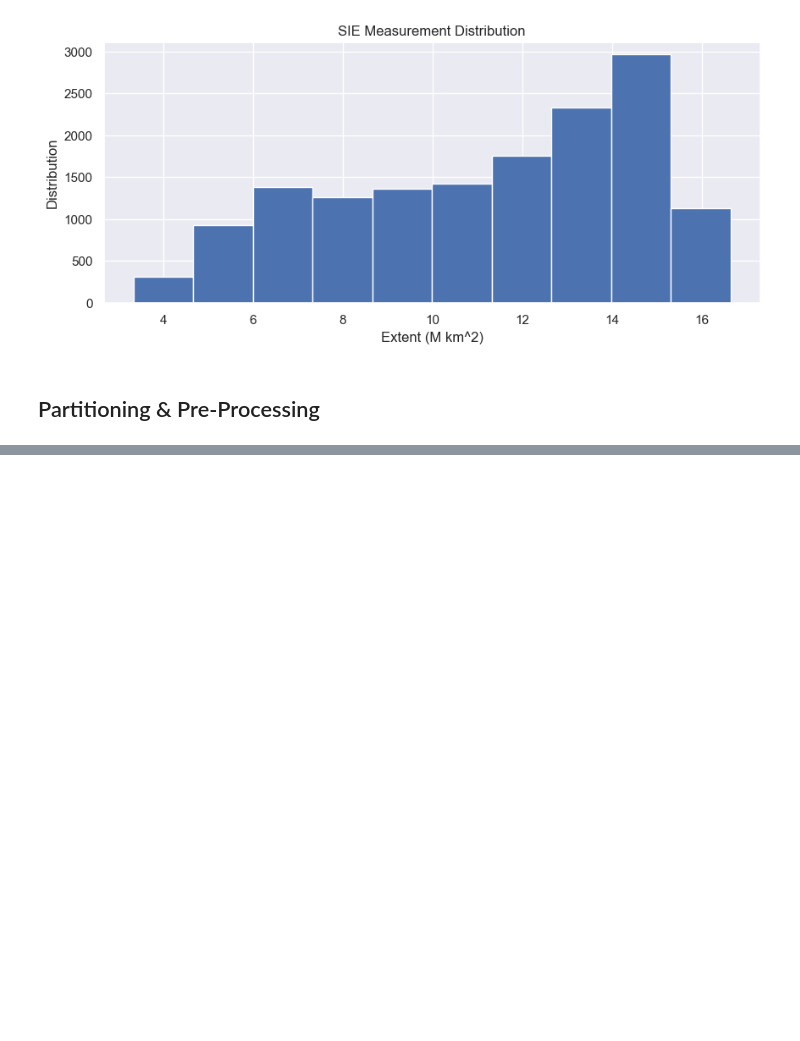
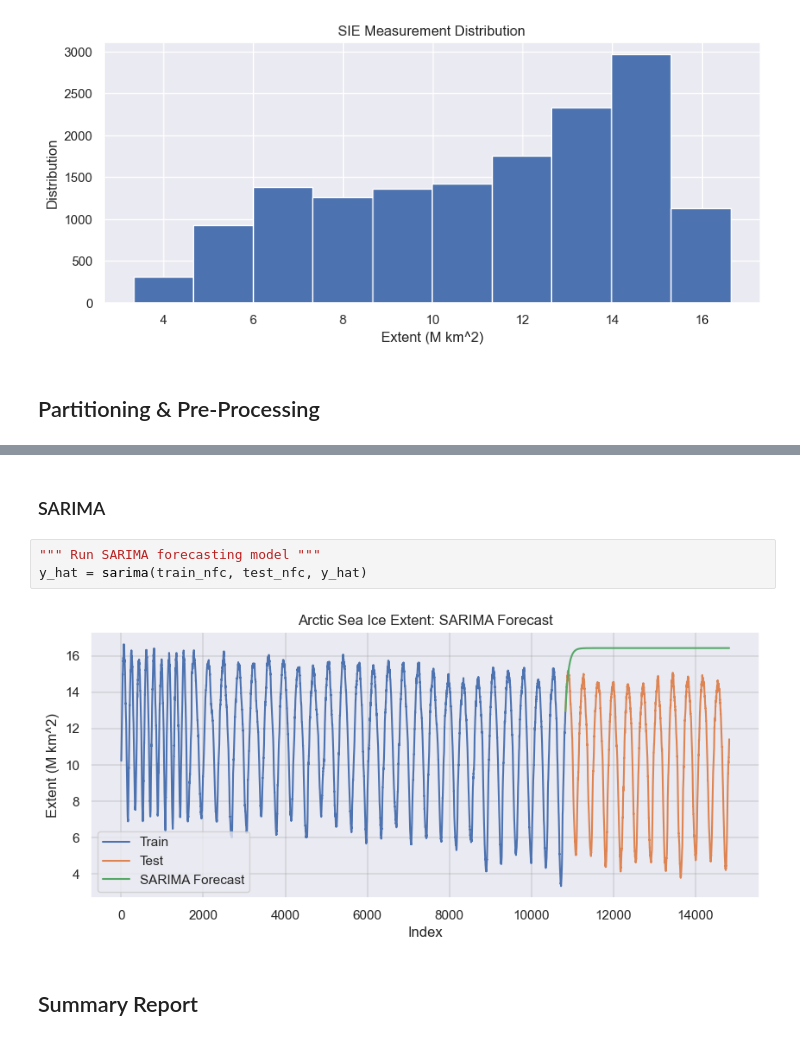
Before and after one commit to giantmagellan/SeaIceForecast, a Jupyter notebook: main.ipynb, the cells around one changed output, grey strips where cells are left out. Saved outputs shown, nothing was run; the diff lists cells and outputs as text; blank space fills up the shorter version.

```diff
--- a/main.ipynb
+++ b/main.ipynb
@@ -127,0 +157,9 @@ except NameError:
+# %% [markdown]
+### SARIMA
+# %%
+""" Run SARIMA forecasting model """
+y_hat = sarima(train_nfc, test_nfc, y_hat)
+# %% [output]
+[figure, added]
+# %% [markdown]
+## Summary Report
```
Also changed, not shown: parts of 10 cells of this notebook, 18 other files.
